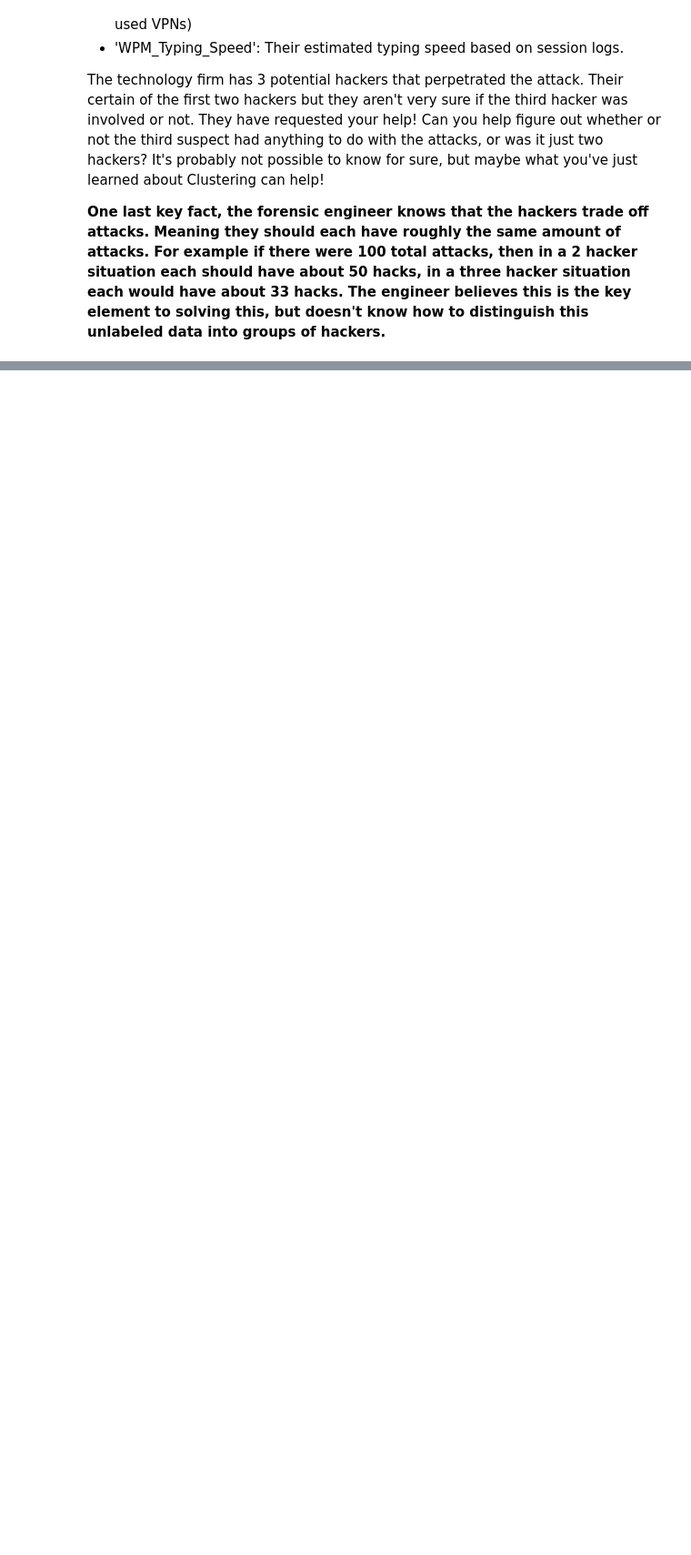
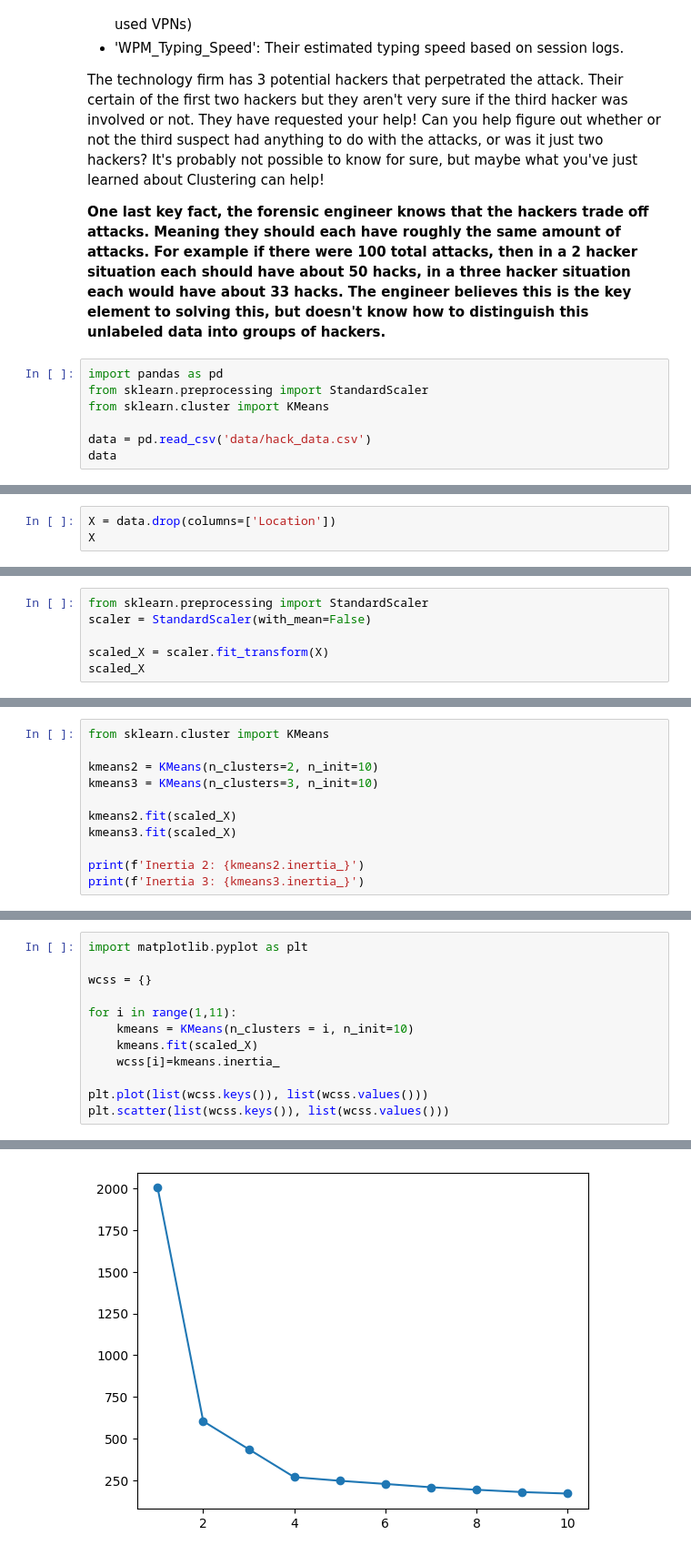
Before and after one commit to RoberVega/EDIT-DSBA-ML, a Jupyter notebook: Unsupervised Models/Clustering_Consulting_Project.ipynb, the cells around one changed output, grey strips where cells are left out. Shown at 91% size. Drawn from its saved outputs; the diff is of its cells as text; blank space fills up the shorter version.

```diff
--- a/Unsupervised Models/Clustering_Consulting_Project.ipynb
+++ b/Unsupervised Models/Clustering_Consulting_Project.ipynb
@@ -15,3 +15,10 @@ A large technology firm needs your help, they've been hacked! Luckily their fore
 The technology firm has 3 potential hackers that perpetrated the attack. Their certain of the first two hackers but they aren't very sure if the third hacker was involved or not. They have requested your help! Can you help figure out whether or not the third suspect had anything to do with the attacks, or was it just two hackers? It's probably not possible to know for sure, but maybe what you've just learned about Clustering can help!
 
 **One last key fact, the forensic engineer knows that the hackers trade off attacks. Meaning they should each have roughly the same amount of attacks. For example if there were 100 total attacks, then in a 2 hacker situation each should have about 50 hacks, in a three hacker situation each would have about 33 hacks. The engineer believes this is the key element to solving this, but doesn't know how to distinguish this unlabeled data into groups of hackers.**
+# %%
+import pandas as pd
+from sklearn.preprocessing import StandardScaler
+from sklearn.cluster import KMeans
+
+data = pd.read_csv('data/hack_data.csv')
+data
@@ -17,0 +39,3 @@ The technology firm has 3 potential hackers that perpetrated the attack. Their c
+# %%
+X = data.drop(columns=['Location'])
+X
@@ -17,0 +56,6 @@ The technology firm has 3 potential hackers that perpetrated the attack. Their c
+# %%
+from sklearn.preprocessing import StandardScaler
+scaler = StandardScaler(with_mean=False)
+
+scaled_X = scaler.fit_transform(X)
+scaled_X
@@ -17,0 +76,11 @@ The technology firm has 3 potential hackers that perpetrated the attack. Their c
+# %%
+from sklearn.cluster import KMeans
+
+kmeans2 = KMeans(n_clusters=2, n_init=10)
+kmeans3 = KMeans(n_clusters=3, n_init=10)
+
+kmeans2.fit(scaled_X)
+kmeans3.fit(scaled_X)
+
+print(f'Inertia 2: {kmeans2.inertia_}')
+print(f'Inertia 3: {kmeans3.inertia_}')
@@ -17,0 +90,13 @@ The technology firm has 3 potential hackers that perpetrated the attack. Their c
+# %%
+import matplotlib.pyplot as plt
+
+wcss = {}
+
+for i in range(1,11):
+    kmeans = KMeans(n_clusters = i, n_init=10)
+    kmeans.fit(scaled_X)
+    wcss[i]=kmeans.inertia_
+
+plt.plot(list(wcss.keys()), list(wcss.values()))
+plt.scatter(list(wcss.keys()), list(wcss.values()))
+# %% [output]
@@ -17,0 +104 @@ The technology firm has 3 potential hackers that perpetrated the attack. Their c
+[figure, added]
```
Also changed, not shown: parts of 6 cells of this notebook, 5 other files.
